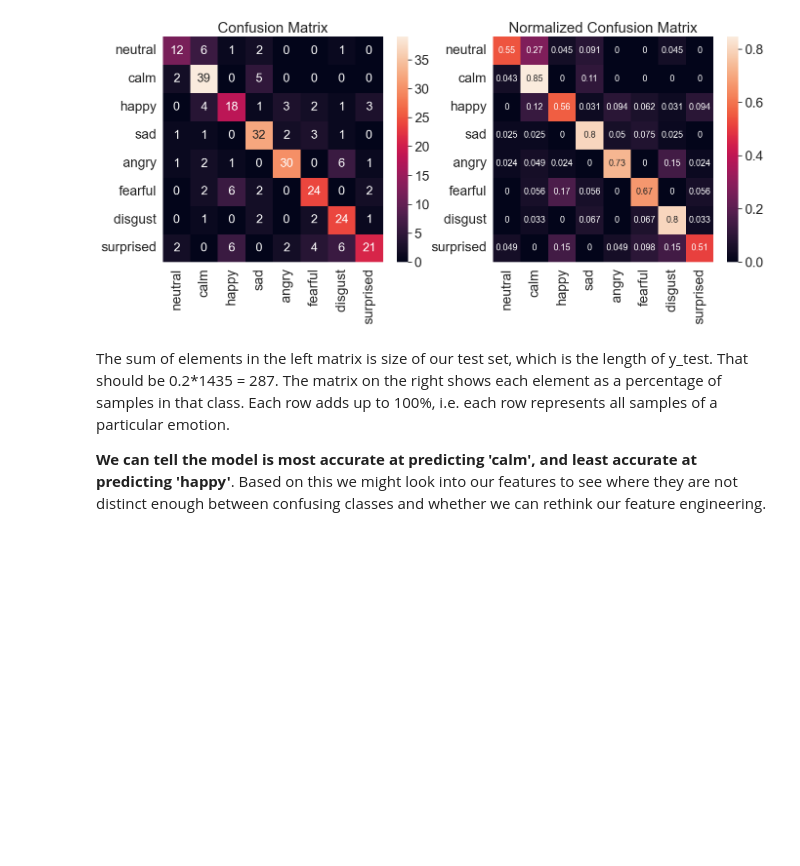
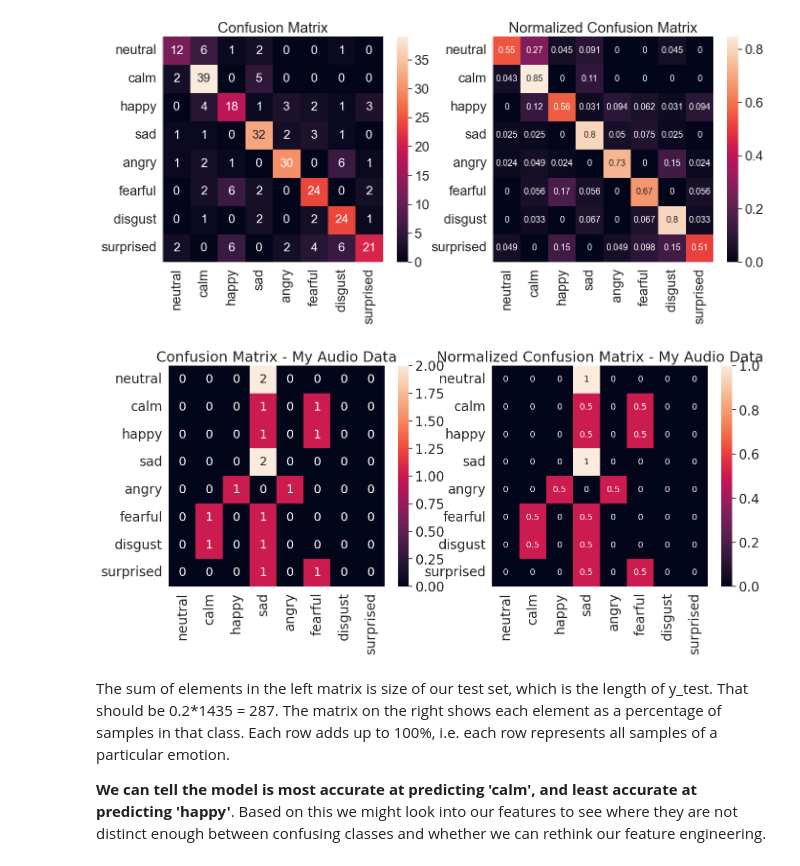
Before and after one commit to chrisangelothomas/Week4-NeuralNetworks, a Jupyter notebook: Week4__Neural_Networks.ipynb, the cells around one changed output. Drawn from its saved outputs; the diff is of its cells as text; code cells hidden in the pictures; blank space fills up the shorter version.

```diff
--- a/Week4__Neural_Networks.ipynb
+++ b/Week4__Neural_Networks.ipynb
@@ -319,10 +342,16 @@ scaler = StandardScaler()
 features_scaled = features
 features_scaled = scaler.fit_transform(features_scaled)
 
+Nfeatures_scaled = Nfeatures
+Nfeatures_scaled = scaler.fit_transform(Nfeatures_scaled)
+
 scaler = MinMaxScaler()
 # keep our unscaled features just in case we need to process them alternatively
 features_minmax = features
 features_minmax = scaler.fit_transform(features_minmax)
+
+Nfeatures_minmax = Nfeatures
+Nfeatures_minmax = scaler.fit_transform(Nfeatures_minmax)
 # %% [markdown]
 Make sure our features are properly scaled:
 # %%
@@ -655,6 +708,41 @@ sn.heatmap(confmatrix_df_norm, annot=True, annot_kws={"size": 13}) #annot_kws is
 plt.show()
 # %% [output]
 [figure]
+# %%
+from sklearn.metrics import confusion_matrix
+import seaborn as sn
+import matplotlib.pyplot as plt
+import pandas as pd
+
+# get predictions on the user's data using the trained model
+Ntest_emotion_predictions = model.predict(Nfeatures_scaled)
+Ntest_emotion_groundtruth = Nemotions
+
+# set labels for matrix axes from emotions
+emotion_list =['neutral','calm','happy','sad','angry','fearful','disgust','surprised']
+emotion_name = [emotion for emotion in emotion_list]
+
+# build confusion matrix and normalized confusion matrix for the user's data
+Nconf_matrix = confusion_matrix(Ntest_emotion_groundtruth, Ntest_emotion_predictions, labels=emotion_list)
+Nconf_matrix_norm = confusion_matrix(Ntest_emotion_groundtruth, Ntest_emotion_predictions, normalize='true', labels=emotion_list)
+
+# make a confusion matrix with labels using a DataFrame
+Nconfmatrix_df = pd.DataFrame(Nconf_matrix, index=emotion_name, columns=emotion_name)
+Nconfmatrix_df_norm = pd.DataFrame(Nconf_matrix_norm, index=emotion_name, columns=emotion_name)
+
+# plot confusion matrices for the user's data
+plt.figure(figsize=(16,6))
+sn.set(font_scale=1.8) # emotion label and title size
+plt.subplot(1,2,1)
+plt.title('Confusion Matrix - My Audio Data')
+sn.heatmap(Nconfmatrix_df, annot=True, annot_kws={"size": 18}) #annot_kws is value font
+plt.subplot(1,2,2)
+plt.title('Normalized Confusion Matrix - My Audio Data')
+sn.heatmap(Nconfmatrix_df_norm, annot=True, annot_kws={"size": 13}) #annot_kws is value font
+
+plt.show()
+# %% [output]
+[figure, added]
 # %% [markdown]
 The sum of elements in the left matrix is size of our test set, which is the length of y_test. That should be 0.2*1435 = 287. The matrix on the right shows each element as a percentage of samples in that class. Each row adds up to 100%, i.e. each row represents all samples of a particular emotion.
 
```
Also changed, not shown: parts of 16 cells of this notebook.
